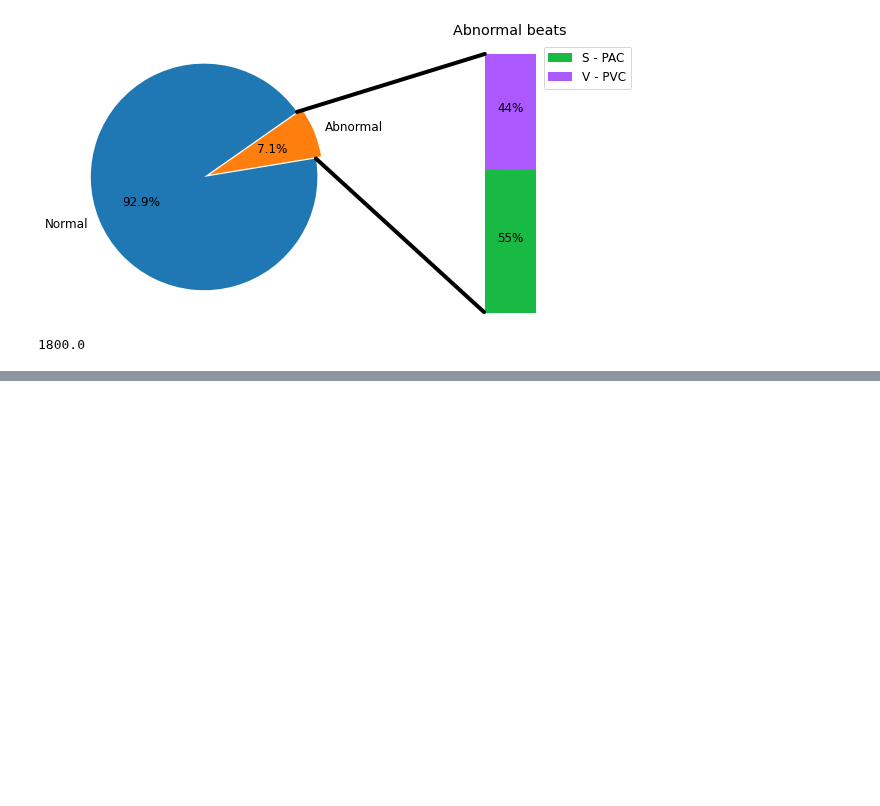
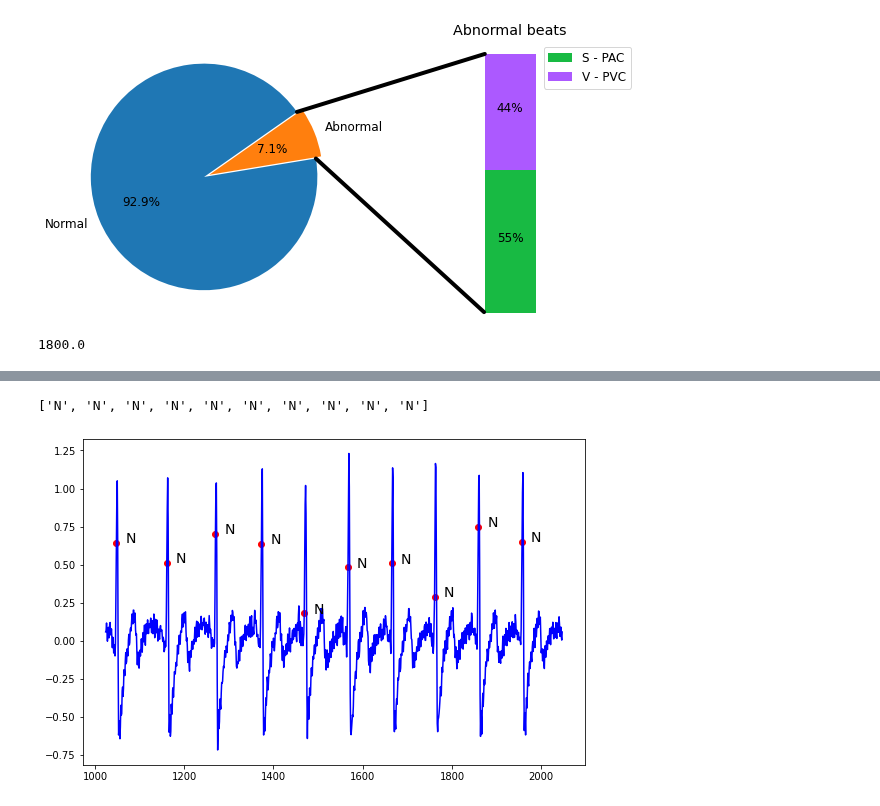
Before and after one commit to simonetome/Heartbeat-NSV-classification, a Jupyter notebook: DatasetAnalysis.ipynb, the cells around one changed output, grey strips where cells are left out. Saved outputs shown, nothing was run; the diff lists cells and outputs as text; code cells hidden in the pictures; blank space fills up the shorter version.

```diff
--- a/DatasetAnalysis.ipynb
+++ b/DatasetAnalysis.ipynb
@@ -624,0 +653,23 @@ Data augmentation
+# %%
+filtered_df = df.copy(deep= True)
+
+ids = filtered_df.index.tolist()
+
+for id_ in tqdm(ids):
+
+    row = filtered_df.iloc[id_]
+    first = row['ecg_lead_1']
+    second = row['ecg_lead_2']
+    filtered_first = np.asarray(bandpass_filter(first))
+    filtered_second =  np.asarray(bandpass_filter(second))
+
+    #filtered_first = hp.smooth_signal(filtered_first, 128)
+    #filtered_second = hp.smooth_signal(filtered_second, 128)
+
+    filtered_df.iloc[id_]['ecg_lead_1'] = pd.Series(filtered_first)
+    filtered_df.iloc[id_]['ecg_lead_2'] = pd.Series(filtered_second)
+
+plot_signal(filtered_df,70,1024,2048)
+# %% [output]
+['N', 'N', 'N', 'N', 'N', 'N', 'N', 'N', 'N', 'N']
+[figure, added]
```
Also changed, not shown: parts of 21 cells of this notebook.
